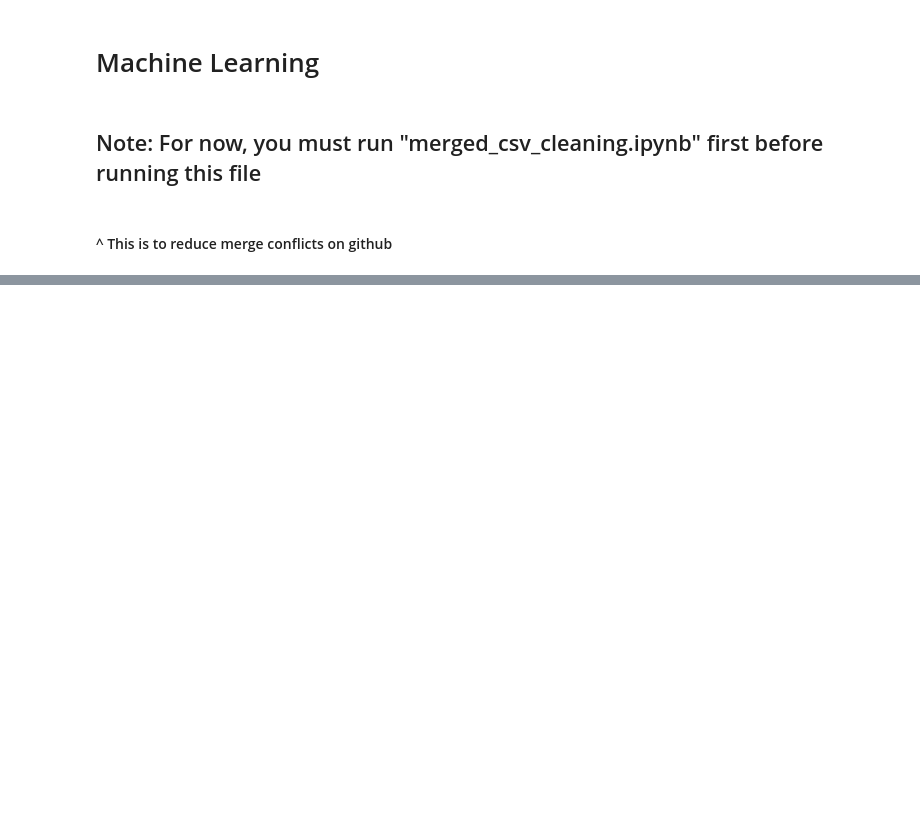
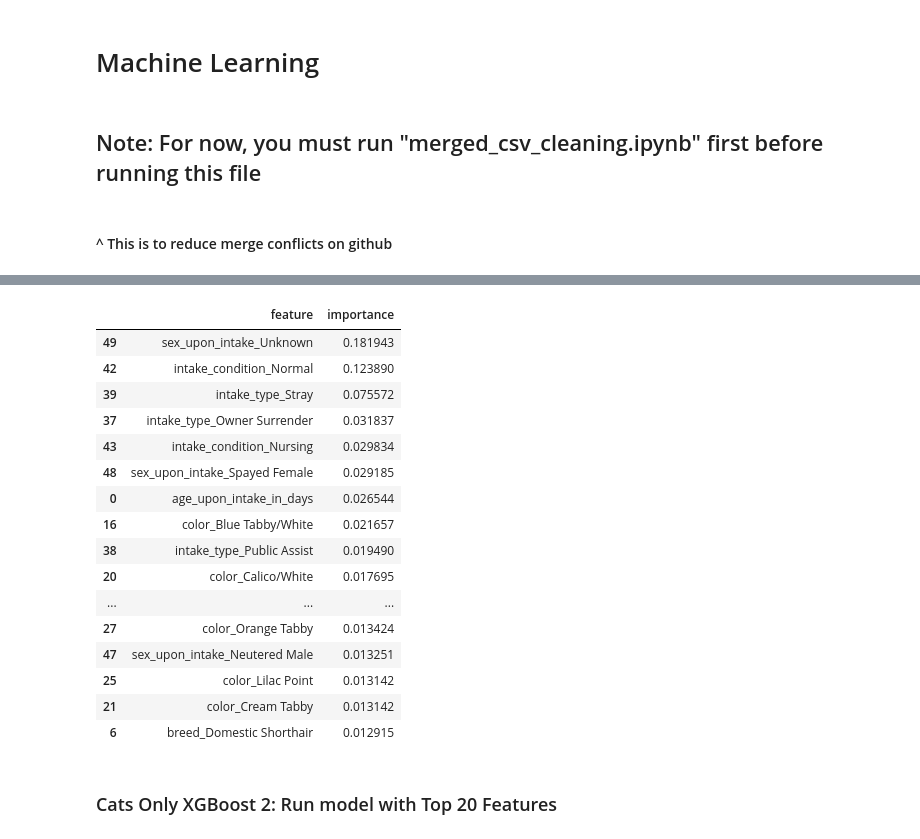
Before and after one commit to ilaha/Austin_AniML_Rescue, a Jupyter notebook: Machine_Learning.ipynb, the cells around one changed output, grey strips where cells are left out. Cells and saved outputs as stored; diff of their text form; code cells hidden in the pictures; blank space fills up the shorter version.

```diff
--- a/Machine_Learning.ipynb
+++ b/Machine_Learning.ipynb
@@ -424,0 +212,15 @@ X_test_scaled = X_scaler.transform(X_test)
+# %%
+# Split data by Outcome and Features
+X = ml_XGCats_df2.drop(columns = ['outcome_type'])
+y = ml_XGCats_df2['outcome_type']
+
+# Normal train-test split
+X_train, X_test, y_train, y_test = train_test_split(X, y, train_size = .25, random_state=42)
+# %%
+xgb_model = xgb.XGBClassifier()
+
+# Fitting the model
+xgb_cats_model = xgb_model.fit(X_train, y_train)
+
+# Making predictions using the testing data.
+xgb_predictions = xgb_cats_model.predict(X_test)
@@ -424,0 +245,28 @@ X_test_scaled = X_scaler.transform(X_test)
+# %%
+# check important features
+XGCat_feature_importances_df = pd.DataFrame(
+    {"feature": list(X.columns), "importance": xgb_cats_model.feature_importances_}
+).sort_values("importance", ascending=False)
+
+# Display
+XGCat_feature_importances_df.head(20)
+# %% [output]
+|  | feature | importance |
+| 49 | sex_upon_intake_Unknown | 0.181943 |
+| 42 | intake_condition_Normal | 0.123890 |
+| 39 | intake_type_Stray | 0.075572 |
+| 37 | intake_type_Owner Surrender | 0.031837 |
+| 43 | intake_condition_Nursing | 0.029834 |
+| 48 | sex_upon_intake_Spayed Female | 0.029185 |
+| 0 | age_upon_intake_in_days | 0.026544 |
+| 16 | color_Blue Tabby/White | 0.021657 |
+| 38 | intake_type_Public Assist | 0.019490 |
+| 20 | color_Calico/White | 0.017695 |
+| ... | ... | ... |
+| 27 | color_Orange Tabby | 0.013424 |
+| 47 | sex_upon_intake_Neutered Male | 0.013251 |
+| 25 | color_Lilac Point | 0.013142 |
+| 21 | color_Cream Tabby | 0.013142 |
+| 6 | breed_Domestic Shorthair | 0.012915 |
+# %% [markdown]
+### Cats Only XGBoost 2: Run model with Top 20 Features
```
Also changed, not shown: parts of 110 cells of this notebook, 1 other file.
